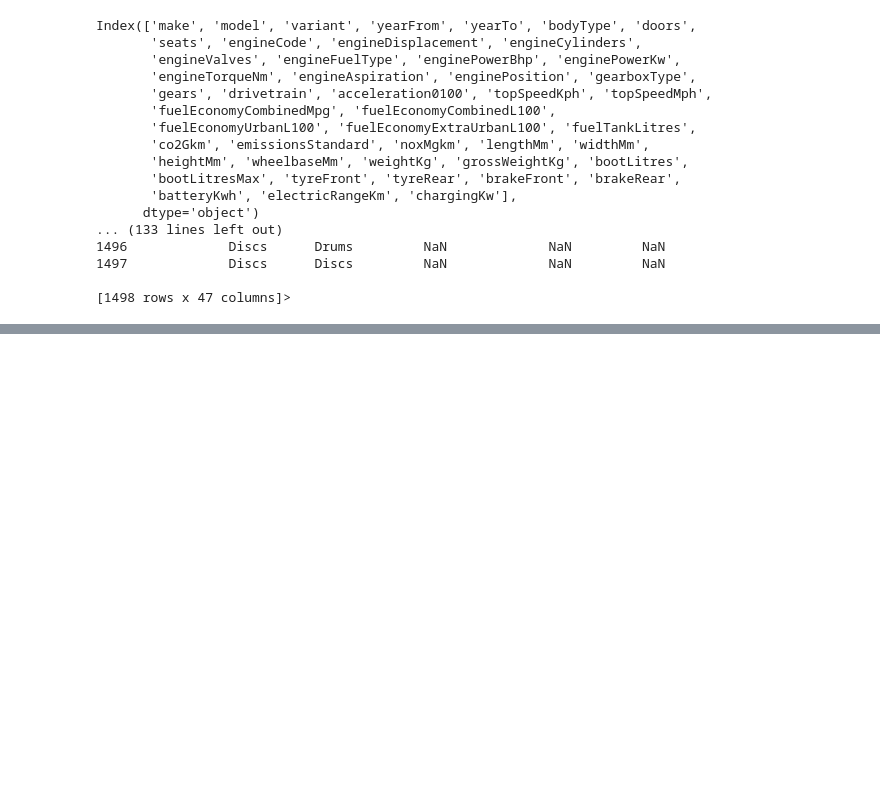
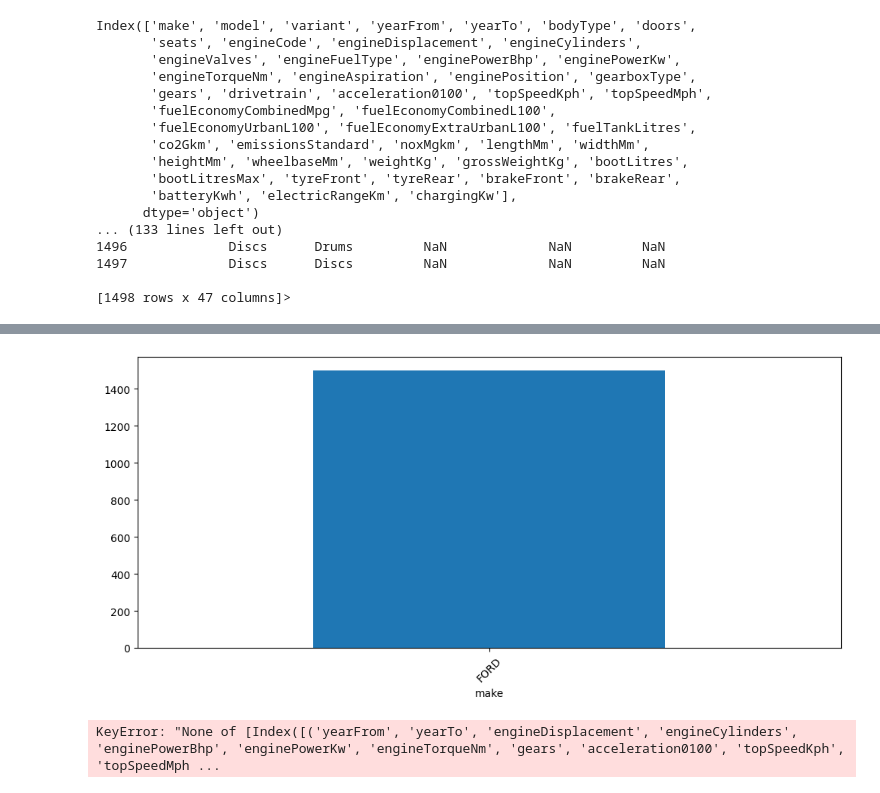
Before and after one commit to jvsantos-dev/ScrappingFord, a Jupyter notebook: nada.ipynb, the cells around one changed output, grey strips where cells are left out. Saved outputs shown, nothing was run; the diff lists cells and outputs as text; code cells hidden in the pictures; blank space fills up the shorter version.

```diff
--- a/nada.ipynb
+++ b/nada.ipynb
@@ -88,0 +115,21 @@ plt.show()
+# %%
+plt.figure(figsize=(12,5))
+
+df['make'].value_counts().head(15).plot(kind='bar')
+
+plt.xticks(rotation=45)
+
+plt.show()
+# %% [output]
+[figure, added]
+# %%
+df['texto'] = (
+    df[columns]
+    .fillna('')
+    .astype(str)
+    .agg(' '.join, axis=1)
+)
+
+print(df['texto'].head())
+# %% [output]
+KeyError: "None of [Index([('yearFrom', 'yearTo', 'engineDisplacement', 'engineCylinders', 'enginePowerBhp', 'enginePowerKw', 'engineTorqueNm', 'gears', 'acceleration0100', 'topSpeedKph', 'topSpeedMph ...
```
Also changed, not shown: parts of 7 cells of this notebook, 7 other files.
